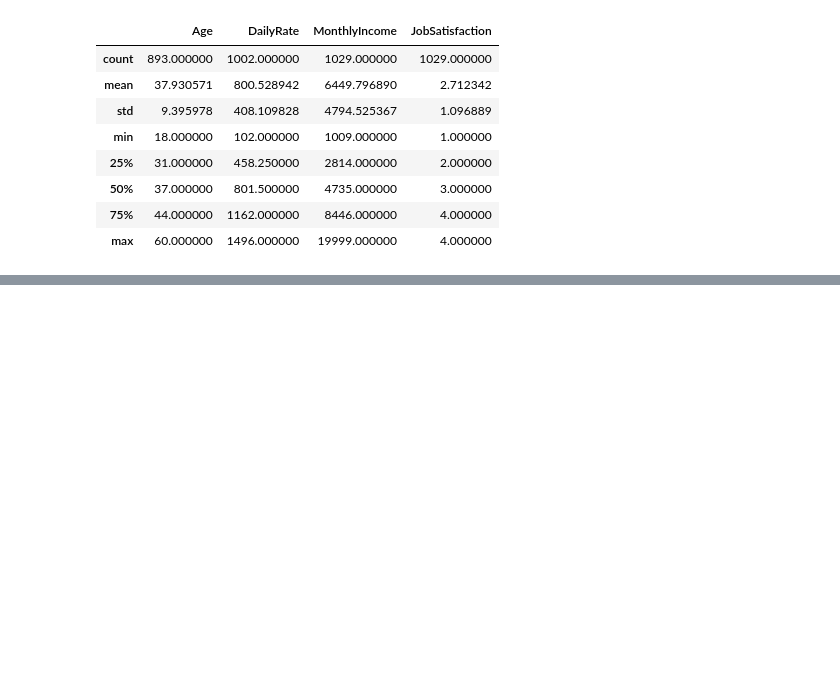
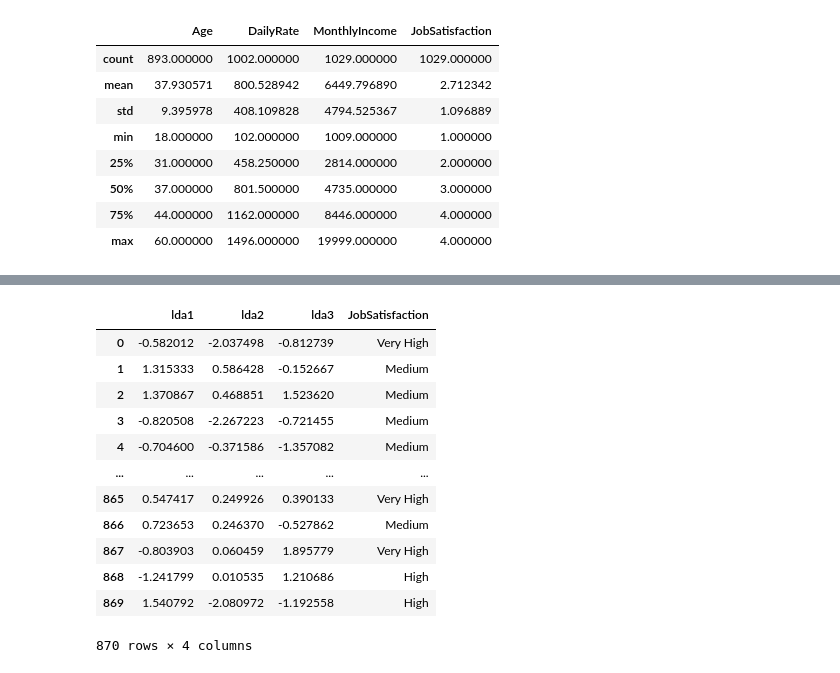
Before and after one commit to ydesquitado/APM1220, a Jupyter notebook: DESQUITADO_APM1220_FA5.ipynb, the cells around one changed output, grey strips where cells are left out. Drawn from its saved outputs; the diff is of its cells as text; code cells hidden in the pictures; blank space fills up the shorter version.

```diff
--- a/DESQUITADO_APM1220_FA5.ipynb
+++ b/DESQUITADO_APM1220_FA5.ipynb
@@ -81,0 +184,16 @@ See the caveats in the documentation: https://pandas.pydata.org/pandas-docs/stab
+# %%
+XNew
+# %% [output]
+|  | lda1 | lda2 | lda3 | JobSatisfaction |
+| 0 | -0.582012 | -2.037498 | -0.812739 | Very High |
+| 1 | 1.315333 | 0.586428 | -0.152667 | Medium |
+| 2 | 1.370867 | 0.468851 | 1.523620 | Medium |
+| 3 | -0.820508 | -2.267223 | -0.721455 | Medium |
+| 4 | -0.704600 | -0.371586 | -1.357082 | Medium |
+| ... | ... | ... | ... | ... |
+| 865 | 0.547417 | 0.249926 | 0.390133 | Very High |
+| 866 | 0.723653 | 0.246370 | -0.527862 | Medium |
+| 867 | -0.803903 | 0.060459 | 1.895779 | Very High |
+| 868 | -1.241799 | 0.010535 | 1.210686 | High |
+| 869 | 1.540792 | -2.080972 | -1.192558 | High |
+870 rows × 4 columns
```
Also changed, not shown: parts of 16 cells of this notebook.
